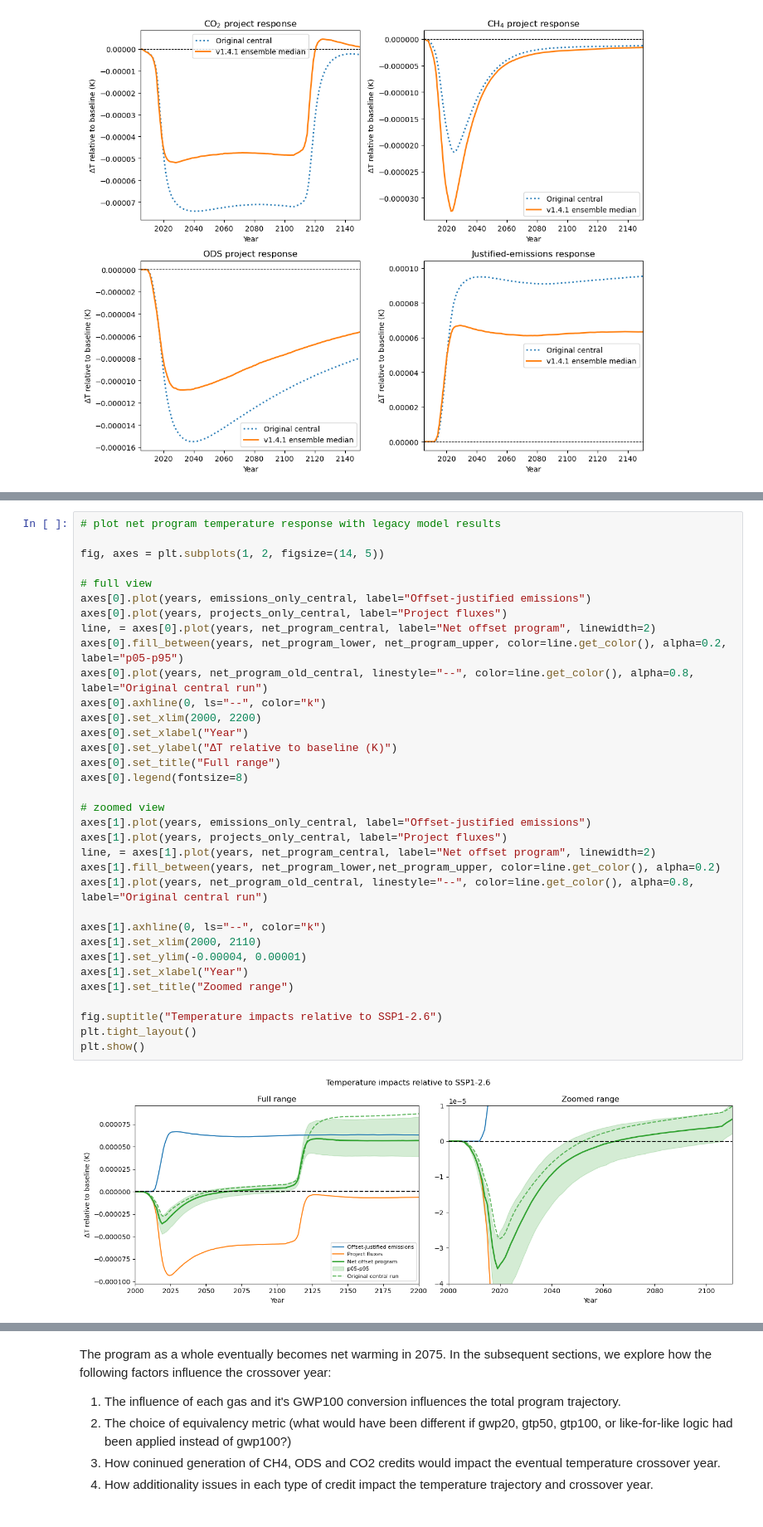
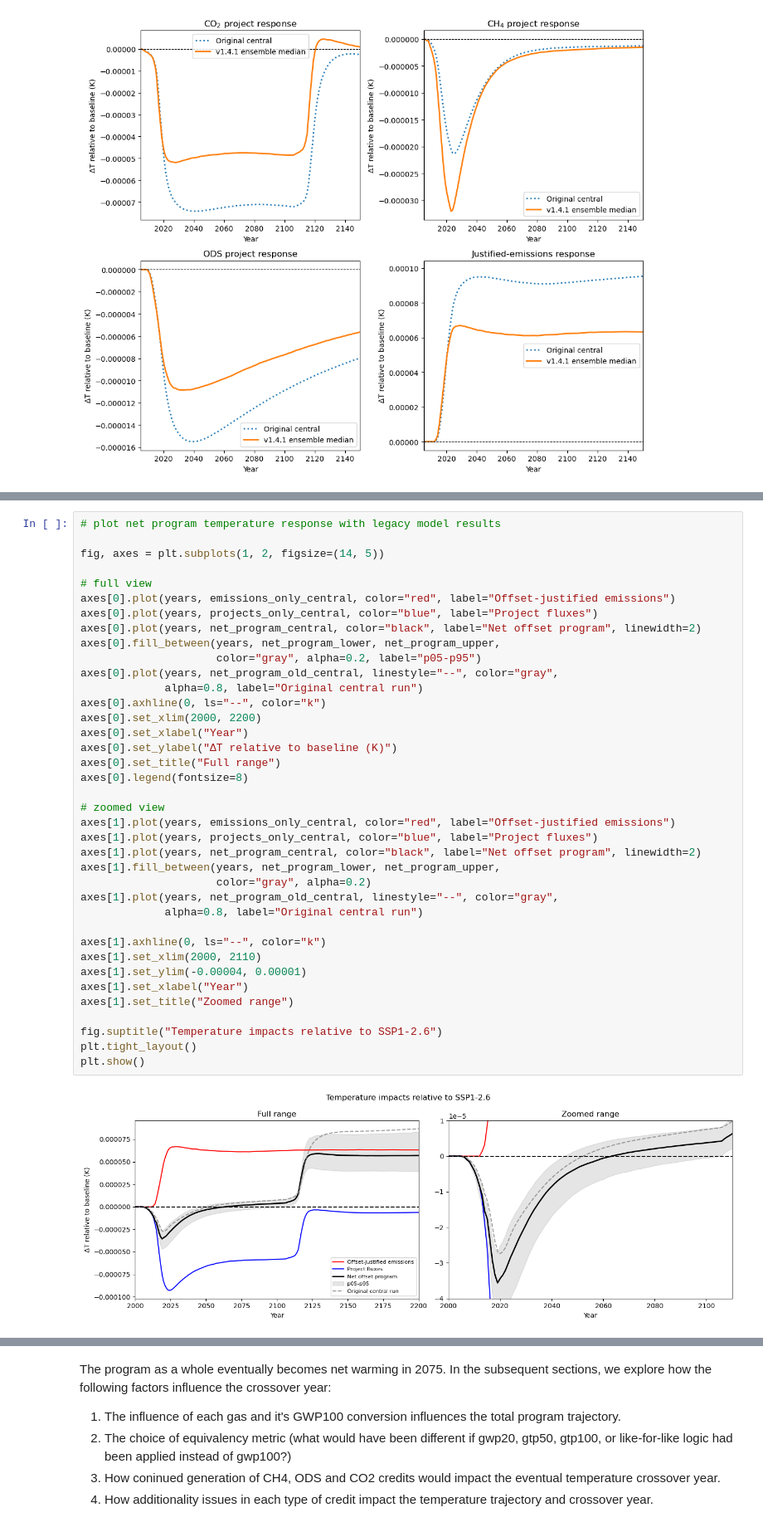
Before and after one commit to carbonplan/slcp-offsetting, a Jupyter notebook: notebooks/02a_ca_analysis_SpecificODS.ipynb, the cells around one changed output, grey strips where cells are left out. Shown at 83% size. Drawn from its saved outputs; the diff is of its cells as text.

```diff
--- a/notebooks/02a_ca_analysis_SpecificODS.ipynb
+++ b/notebooks/02a_ca_analysis_SpecificODS.ipynb
@@ -551,39 +553,43 @@ CH4 perturbation decay timescale: 9.14 years
 # %%
 # plot net program temperature response with legacy model results
 
 fig, axes = plt.subplots(1, 2, figsize=(14, 5))
 
 # full view
-axes[0].plot(years, emissions_only_central, label="Offset-justified emissions")
-axes[0].plot(years, projects_only_central, label="Project fluxes")
-line, = axes[0].plot(years, net_program_central, label="Net offset program", linewidth=2)
-axes[0].fill_between(years, net_program_lower, net_program_upper, color=line.get_color(), alpha=0.2, label="p05-p95")
-axes[0].plot(years, net_program_old_central, linestyle="--", color=line.get_color(), alpha=0.8, label="Original central run")
+axes[0].plot(years, emissions_only_central, color="red", label="Offset-justified emissions")
+axes[0].plot(years, projects_only_central, color="blue", label="Project fluxes")
+axes[0].plot(years, net_program_central, color="black", label="Net offset program", linewidth=2)
+axes[0].fill_between(years, net_program_lower, net_program_upper,
+                     color="gray", alpha=0.2, label="p05-p95")
+axes[0].plot(years, net_program_old_central, linestyle="--", color="gray",
+             alpha=0.8, label="Original central run")
 axes[0].axhline(0, ls="--", color="k")
 axes[0].set_xlim(2000, 2200)
 axes[0].set_xlabel("Year")
 axes[0].set_ylabel("ΔT relative to baseline (K)")
 axes[0].set_title("Full range")
 axes[0].legend(fontsize=8)
 
 # zoomed view
-axes[1].plot(years, emissions_only_central, label="Offset-justified emissions")
-axes[1].plot(years, projects_only_central, label="Project fluxes")
-line, = axes[1].plot(years, net_program_central, label="Net offset program", linewidth=2)
-axes[1].fill_between(years, net_program_lower,net_program_upper, color=line.get_color(), alpha=0.2)
-axes[1].plot(years, net_program_old_central, linestyle="--", color=line.get_color(), alpha=0.8, label="Original central run")
+axes[1].plot(years, emissions_only_central, color="red", label="Offset-justified emissions")
+axes[1].plot(years, projects_only_central, color="blue", label="Project fluxes")
+axes[1].plot(years, net_program_central, color="black", label="Net offset program", linewidth=2)
+axes[1].fill_between(years, net_program_lower, net_program_upper,
+                     color="gray", alpha=0.2)
+axes[1].plot(years, net_program_old_central, linestyle="--", color="gray",
+             alpha=0.8, label="Original central run")
 
 axes[1].axhline(0, ls="--", color="k")
 axes[1].set_xlim(2000, 2110)
 axes[1].set_ylim(-0.00004, 0.00001)
 axes[1].set_xlabel("Year")
 axes[1].set_title("Zoomed range")
 
 fig.suptitle("Temperature impacts relative to SSP1-2.6")
 plt.tight_layout()
 plt.show()
 # %% [output]
-[figure, old version]
+[figure, new version]
 # %%
 # ----------------------------
 # calculate crossover year and uncertainty
```
Also changed, not shown: parts of 9 cells of this notebook, 2 other files.
